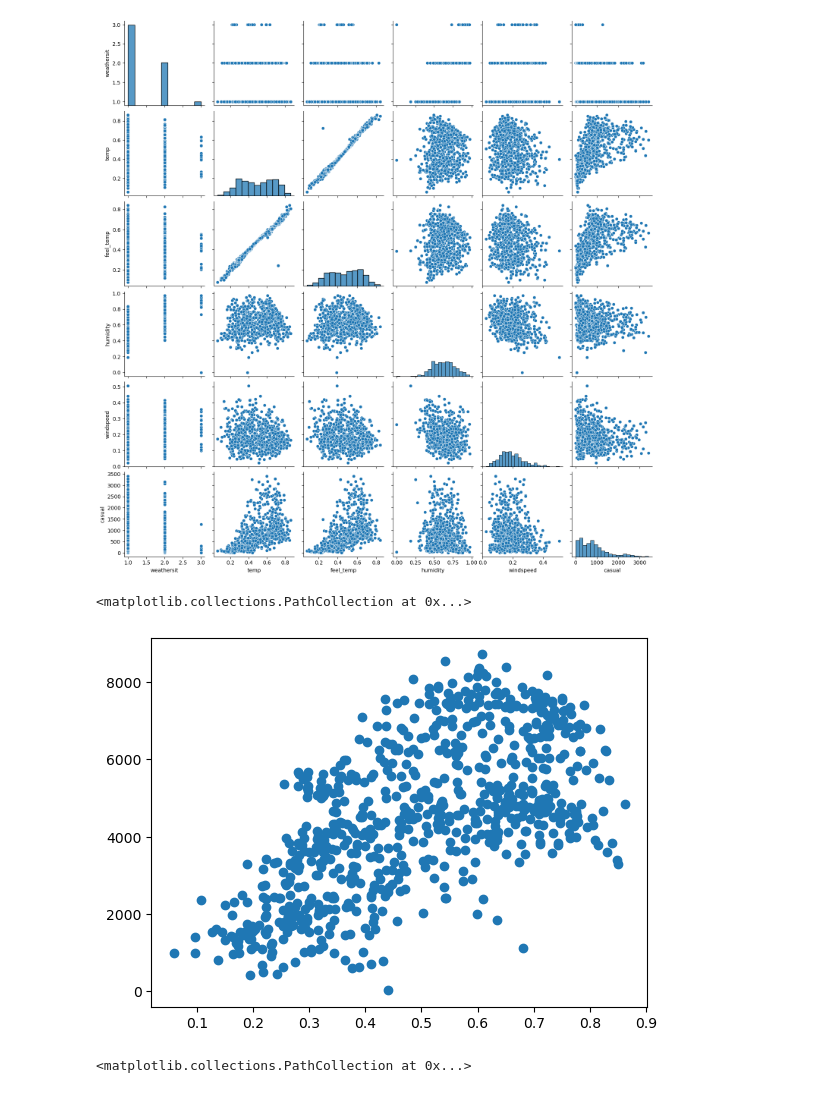
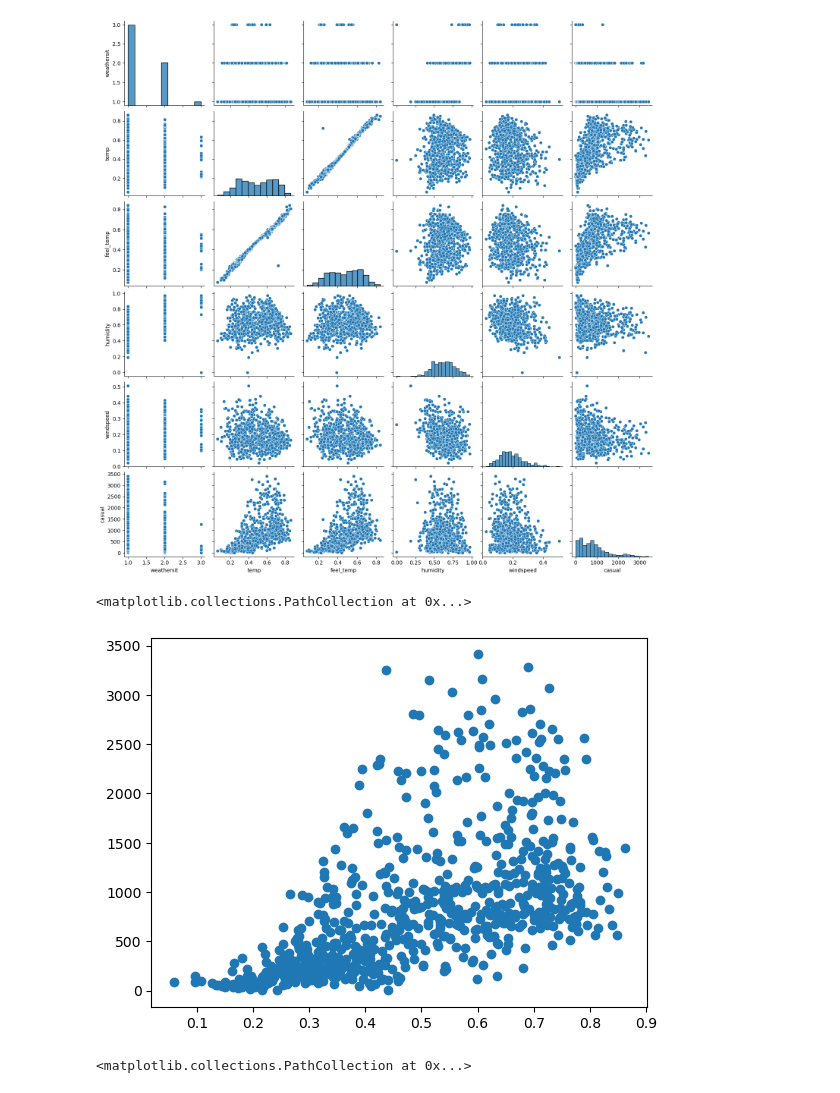
Before and after one commit to MiriamHerrmann/Bike-EDA, a Jupyter notebook: casual_ride_correlations.ipynb, the cells around one changed output. Cells and saved outputs as stored; diff of their text form; code cells hidden in the pictures.

```diff
--- a/casual_ride_correlations.ipynb
+++ b/casual_ride_correlations.ipynb
@@ -65,11 +65,11 @@ plt.show()
 [figure]
 # %%
 #plot temp
-plt.scatter(dd['temp'], dd['total_rides'])
+plt.scatter(dd['temp'], dd['casual'])
 #slight curve, polynomial
 # %% [output]
 <matplotlib.collections.PathCollection at 0x...>
-[figure, old version]
+[figure, new version]
 # %%
 #plot feeltemp
 plt.scatter(dd['feel_temp'], dd['casual'])
```
Also changed, not shown: parts of 1 cell of this notebook, 4 other files.
